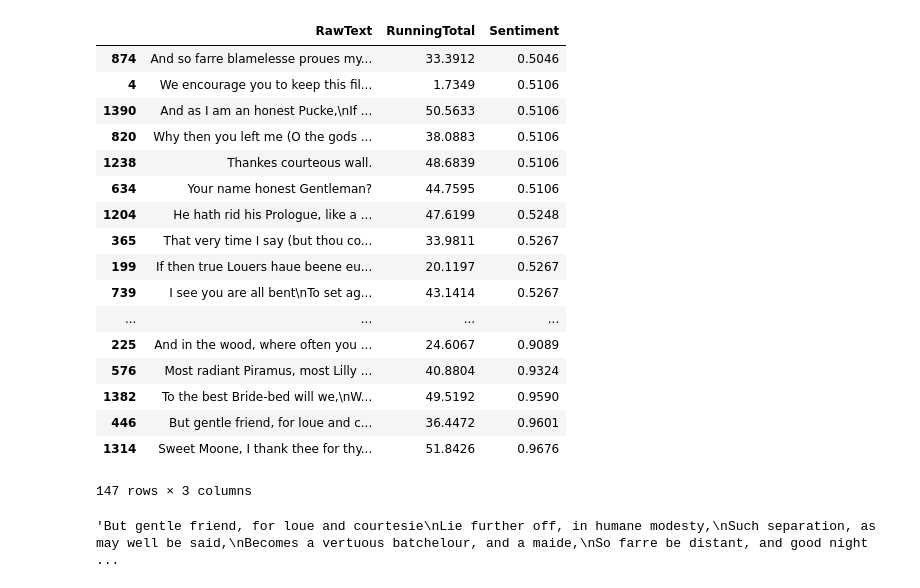
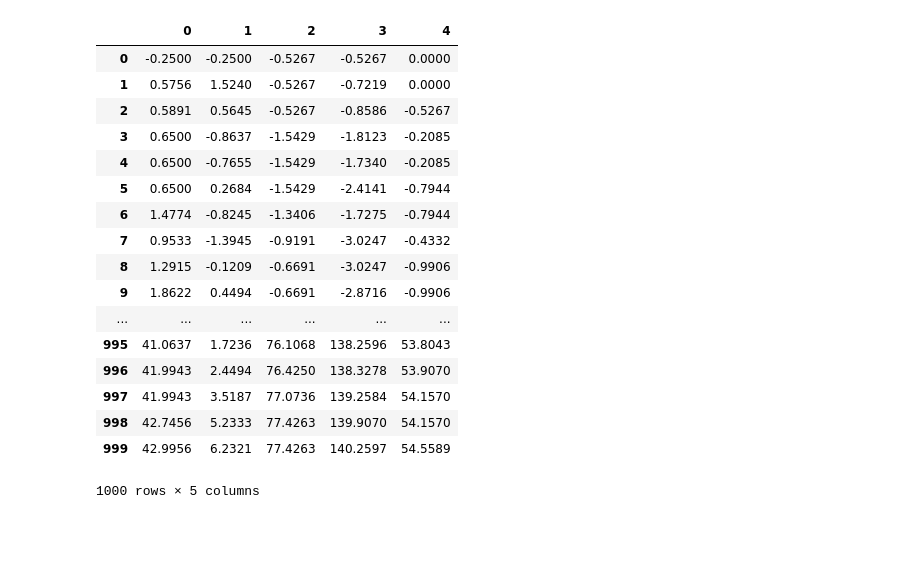
Before and after one commit to BrianKing2015/NTLK_Exampe, a Jupyter notebook: NLTK_Vader.ipynb, the cells around one changed output. Saved outputs shown, nothing was run; the diff lists cells and outputs as text; code cells hidden in the pictures; blank space fills up the shorter version.

Commit message:
Updating Vader example
Put analysis tools into functions for easier iterating over lists of texts.
Added a simple os.walk for finding txt files

```diff
--- a/NLTK_Vader.ipynb
+++ b/NLTK_Vader.ipynb
@@ -50,25 +9,0 @@ dfPos = df.loc[(df['Sentiment']> 0.5)]
-# %%
-dfPos.sort_values(by="Sentiment")
-# %% [output]
-|  | RawText | RunningTotal | Sentiment |
-| 874 | And so farre blamelesse proues my... | 33.3912 | 0.5046 |
-| 4 | We encourage you to keep this fil... | 1.7349 | 0.5106 |
-| 1390 | And as I am an honest Pucke,\nIf ... | 50.5633 | 0.5106 |
-| 820 | Why then you left me (O the gods ... | 38.0883 | 0.5106 |
-| 1238 | Thankes courteous wall. | 48.6839 | 0.5106 |
-| 634 | Your name honest Gentleman? | 44.7595 | 0.5106 |
-| 1204 | He hath rid his Prologue, like a ... | 47.6199 | 0.5248 |
-| 365 | That very time I say (but thou co... | 33.9811 | 0.5267 |
-| 199 | If then true Louers haue beene eu... | 20.1197 | 0.5267 |
-| 739 | I see you are all bent\nTo set ag... | 43.1414 | 0.5267 |
-| ... | ... | ... | ... |
-| 225 | And in the wood, where often you ... | 24.6067 | 0.9089 |
-| 576 | Most radiant Piramus, most Lilly ... | 40.8804 | 0.9324 |
-| 1382 | To the best Bride-bed will we,\nW... | 49.5192 | 0.9590 |
-| 446 | But gentle friend, for loue and c... | 36.4472 | 0.9601 |
-| 1314 | Sweet Moone, I thank thee for thy... | 51.8426 | 0.9676 |
-147 rows × 3 columns
-# %%
-dfPos.loc[446]['RawText']
-# %% [output]
-'But gentle friend, for loue and courtesie\nLie further off, in humane modesty,\nSuch separation, as may well be said,\nBecomes a vertuous batchelour, and a maide,\nSo farre be distant, and good night ...
@@ -74,0 +56,3 @@ dfPos.loc[446]['RawText']
+# %%
+# creating a list for a simple example
+simple = []
@@ -74,0 +73,24 @@ dfPos.loc[446]['RawText']
+# %%
+# create a dataframe out of the list of lists, then transpose it for easier graphing
+df = pd.DataFrame(simple)
+df = df.transpose()
+df
+# %% [output]
+|  | 0 | 1 | 2 | 3 | 4 |
+| 0 | -0.2500 | -0.2500 | -0.5267 | -0.5267 | 0.0000 |
+| 1 | 0.5756 | 1.5240 | -0.5267 | -0.7219 | 0.0000 |
+| 2 | 0.5891 | 0.5645 | -0.5267 | -0.8586 | -0.5267 |
+| 3 | 0.6500 | -0.8637 | -1.5429 | -1.8123 | -0.2085 |
+| 4 | 0.6500 | -0.7655 | -1.5429 | -1.7340 | -0.2085 |
+| 5 | 0.6500 | 0.2684 | -1.5429 | -2.4141 | -0.7944 |
+| 6 | 1.4774 | -0.8245 | -1.3406 | -1.7275 | -0.7944 |
+| 7 | 0.9533 | -1.3945 | -0.9191 | -3.0247 | -0.4332 |
+| 8 | 1.2915 | -0.1209 | -0.6691 | -3.0247 | -0.9906 |
+| 9 | 1.8622 | 0.4494 | -0.6691 | -2.8716 | -0.9906 |
+| ... | ... | ... | ... | ... | ... |
+| 995 | 41.0637 | 1.7236 | 76.1068 | 138.2596 | 53.8043 |
+| 996 | 41.9943 | 2.4494 | 76.4250 | 138.3278 | 53.9070 |
+| 997 | 41.9943 | 3.5187 | 77.0736 | 139.2584 | 54.1570 |
+| 998 | 42.7456 | 5.2333 | 77.4263 | 139.9070 | 54.1570 |
+| 999 | 42.9956 | 6.2321 | 77.4263 | 140.2597 | 54.5589 |
+1000 rows × 5 columns
```
Also changed, not shown: parts of 14 cells of this notebook.
